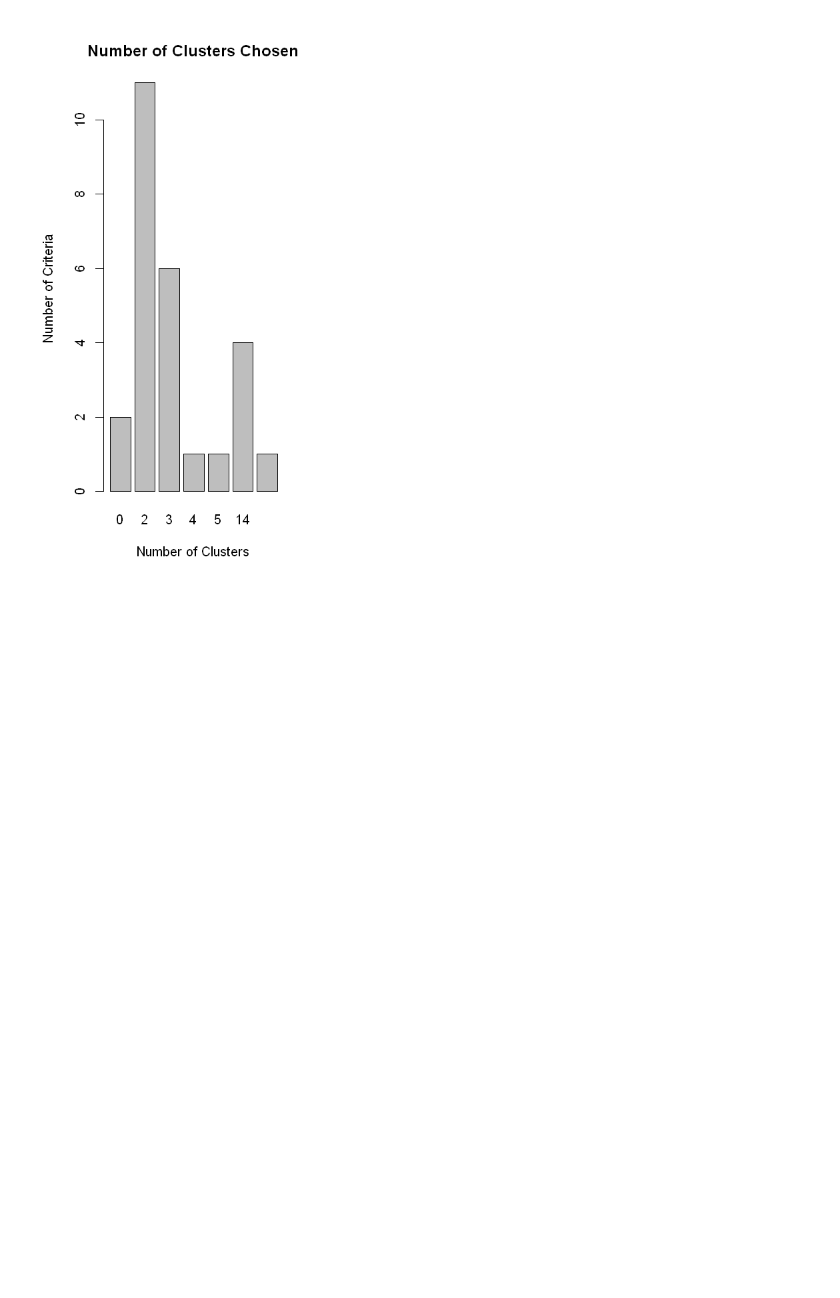
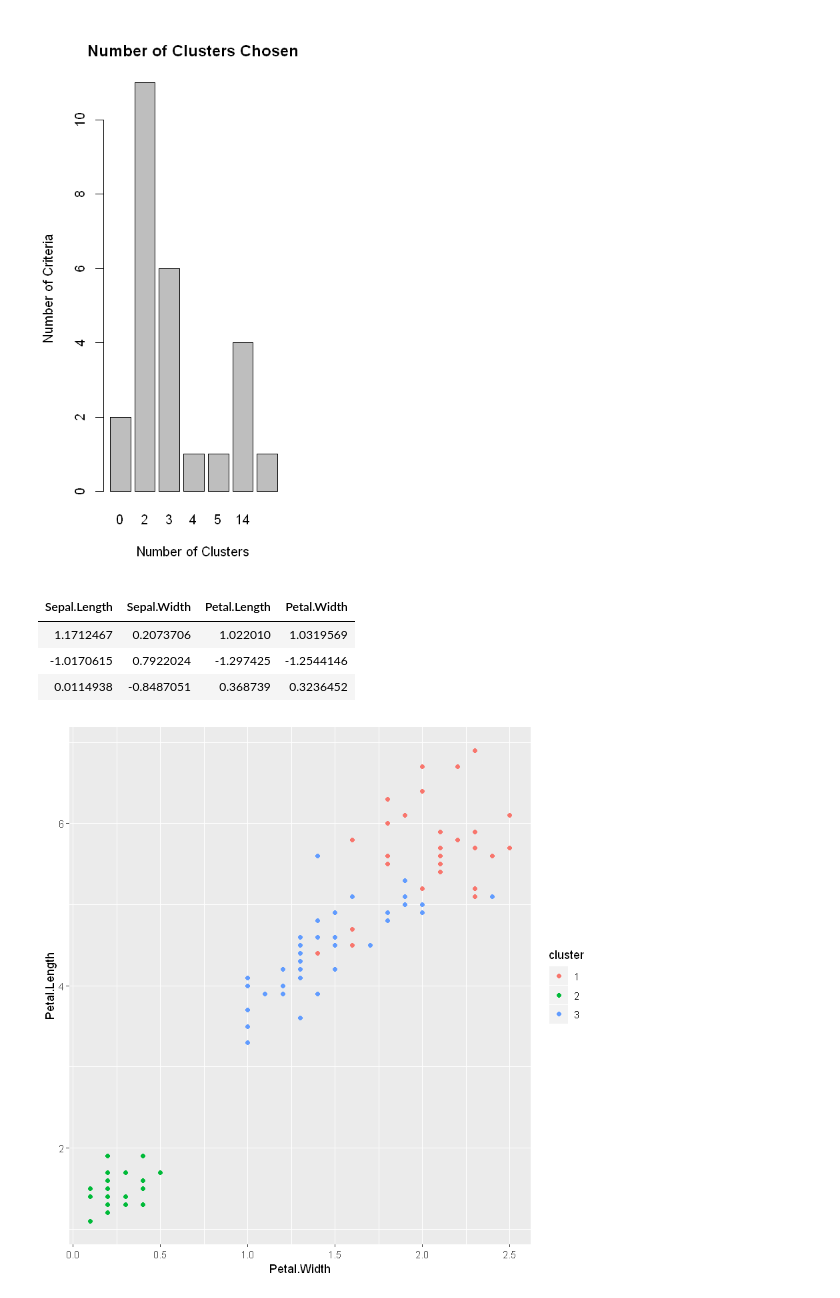
Before and after one commit to leejungmu/first-repository, a Jupyter notebook: clustering.ipynb, the cells around one changed output. Cells and saved outputs as stored; diff of their text form; code cells hidden in the pictures; blank space fills up the shorter version.

```diff
--- a/clustering.ipynb
+++ b/clustering.ipynb
@@ -93,3 +135,16 @@ Warning message in par(mflow = c(1, 1)):
 ""mflow"는 그래픽 매개변수가 아닙니다"
 [figure]
 [figure]
+# %%
+iris.kmeans <- kmeans(training.data[,-5], centers = 3, iter.max = 10000)
+iris.kmeans$centers
+# %% [output]
+| Sepal.Length | Sepal.Width | Petal.Length | Petal.Width |
+| 1.1712467 | 0.2073706 | 1.022010 | 1.0319569 |
+| -1.0170615 | 0.7922024 | -1.297425 | -1.2544146 |
+| 0.0114938 | -0.8487051 | 0.368739 | 0.3236452 |
+# %%
+training$cluster <- as.factor(iris.kmeans$cluster)
+qplot(Petal.Width, Petal.Length, colour=cluster, data=training)
+# %% [output]
+[figure, added]
```
Also changed, not shown: parts of 4 cells of this notebook.
